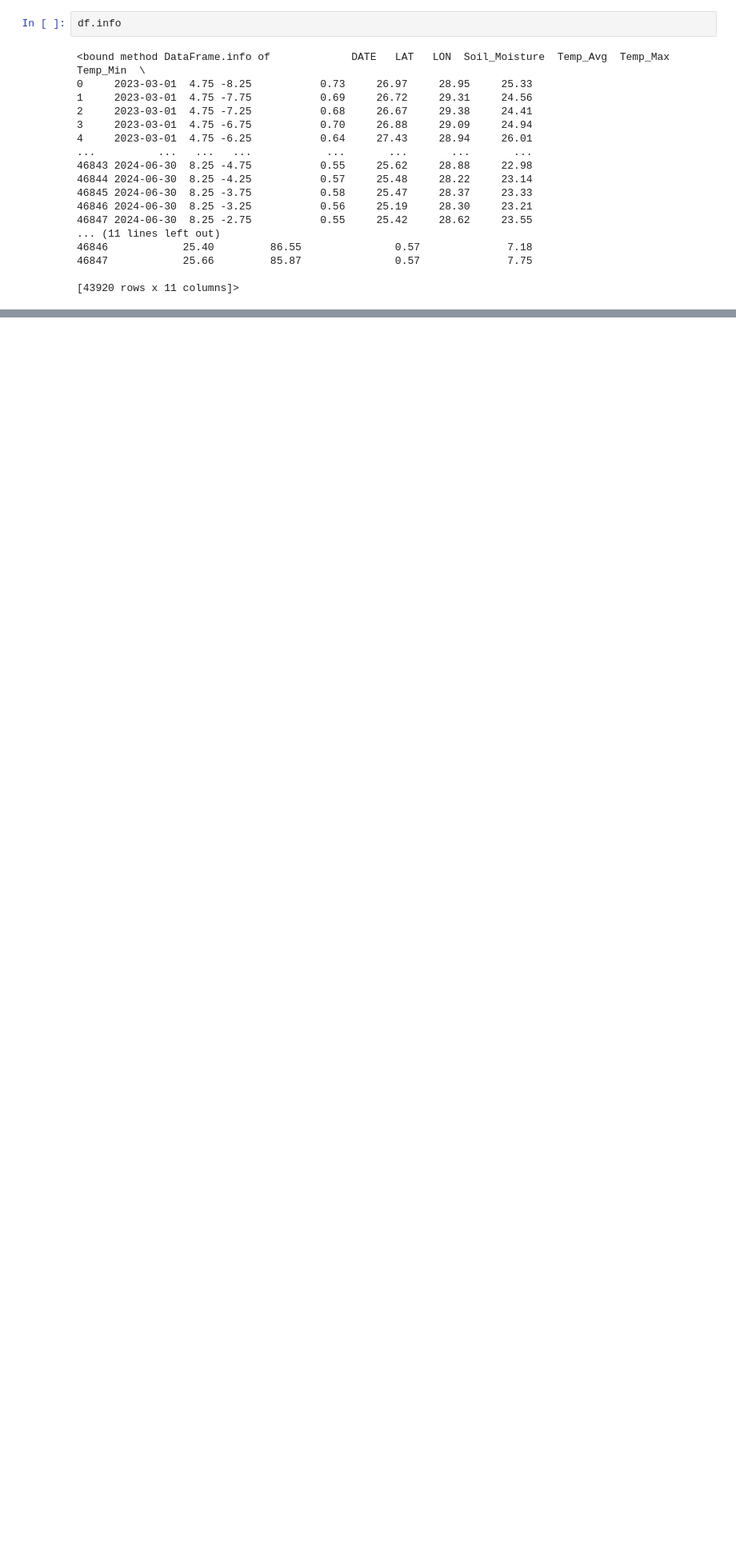
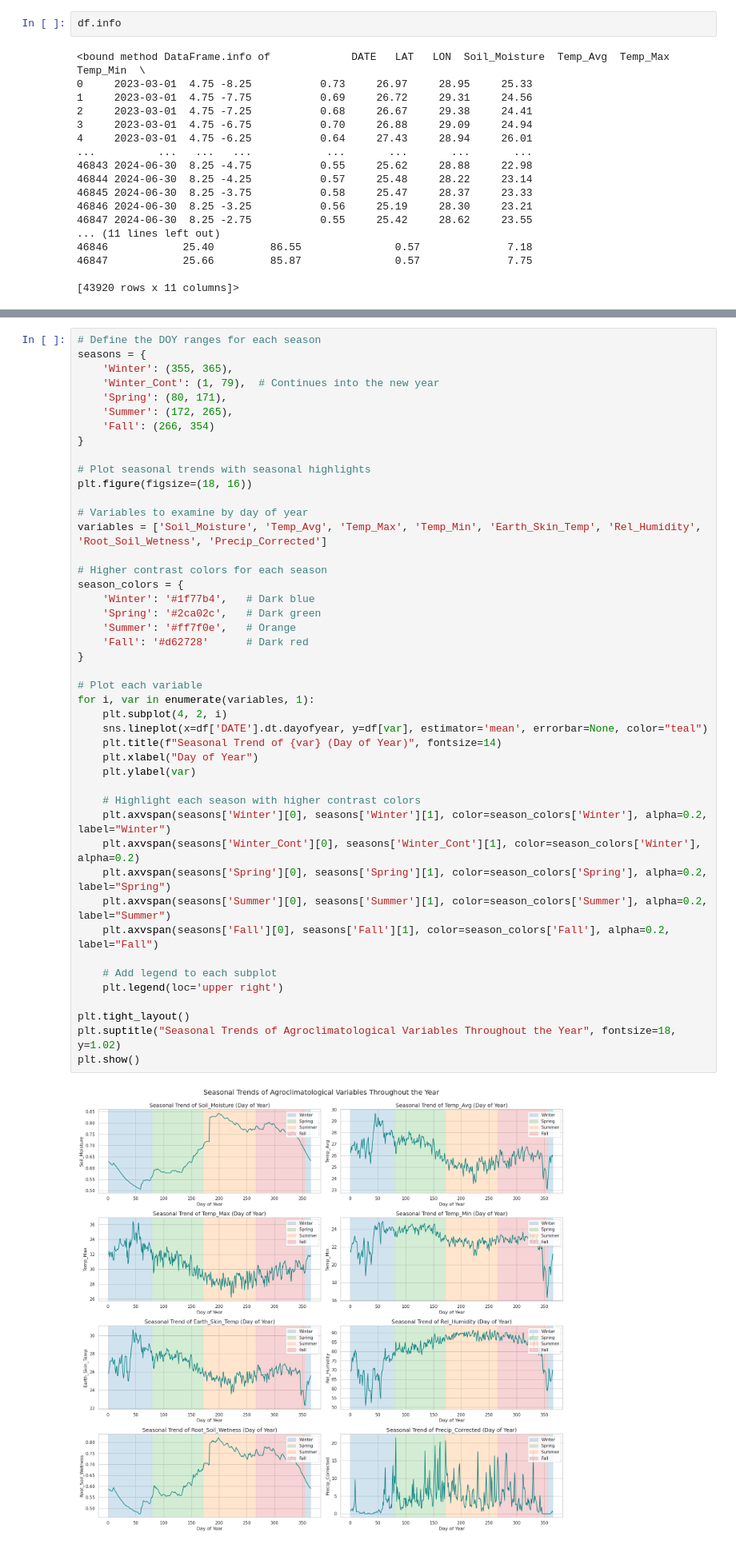
Before and after one commit to jak-weston/Cocoa-Futures-Analysis, a Jupyter notebook: NASA_Data.ipynb, the cells around one changed output, grey strips where cells are left out. Shown: that part at 80% size. Drawn from its saved outputs; the diff is of its cells as text; blank space fills up the shorter version.

Commit message:
added seasonal NASA graph

```diff
--- a/NASA_Data.ipynb
+++ b/NASA_Data.ipynb
@@ -110,3 +110,50 @@ plt.title("Correlation Matrix of Agroclimatological Variables", fontsize=16)
 plt.show()
 # %% [output]
 [figure]
+# %%
+# Define the DOY ranges for each season
+seasons = {
+    'Winter': (355, 365),
+    'Winter_Cont': (1, 79),  # Continues into the new year
+    'Spring': (80, 171),
+    'Summer': (172, 265),
+    'Fall': (266, 354)
+}
+
+# Plot seasonal trends with seasonal highlights
+plt.figure(figsize=(18, 16))
+
+# Variables to examine by day of year
+variables = ['Soil_Moisture', 'Temp_Avg', 'Temp_Max', 'Temp_Min', 'Earth_Skin_Temp', 'Rel_Humidity', 'Root_Soil_Wetness', 'Precip_Corrected']
+
+# Higher contrast colors for each season
+season_colors = {
+    'Winter': '#1f77b4',   # Dark blue
+    'Spring': '#2ca02c',   # Dark green
+    'Summer': '#ff7f0e',   # Orange
+    'Fall': '#d62728'      # Dark red
+}
+
+# Plot each variable
+for i, var in enumerate(variables, 1):
+    plt.subplot(4, 2, i)
+    sns.lineplot(x=df['DATE'].dt.dayofyear, y=df[var], estimator='mean', errorbar=None, color="teal")
+    plt.title(f"Seasonal Trend of {var} (Day of Year)", fontsize=14)
+    plt.xlabel("Day of Year")
+    plt.ylabel(var)
+
+    # Highlight each season with higher contrast colors
+    plt.axvspan(seasons['Winter'][0], seasons['Winter'][1], color=season_colors['Winter'], alpha=0.2, label="Winter")
+    plt.axvspan(seasons['Winter_Cont'][0], seasons['Winter_Cont'][1], color=season_colors['Winter'], alpha=0.2)
+    plt.axvspan(seasons['Spring'][0], seasons['Spring'][1], color=season_colors['Spring'], alpha=0.2, label="Spring")
+    plt.axvspan(seasons['Summer'][0], seasons['Summer'][1], color=season_colors['Summer'], alpha=0.2, label="Summer")
+    plt.axvspan(seasons['Fall'][0], seasons['Fall'][1], color=season_colors['Fall'], alpha=0.2, label="Fall")
+
+    # Add legend to each subplot
+    plt.legend(loc='upper right')
+
+plt.tight_layout()
+plt.suptitle("Seasonal Trends of Agroclimatological Variables Throughout the Year", fontsize=18, y=1.02)
+plt.show()
+# %% [output]
+[figure, added]
```
